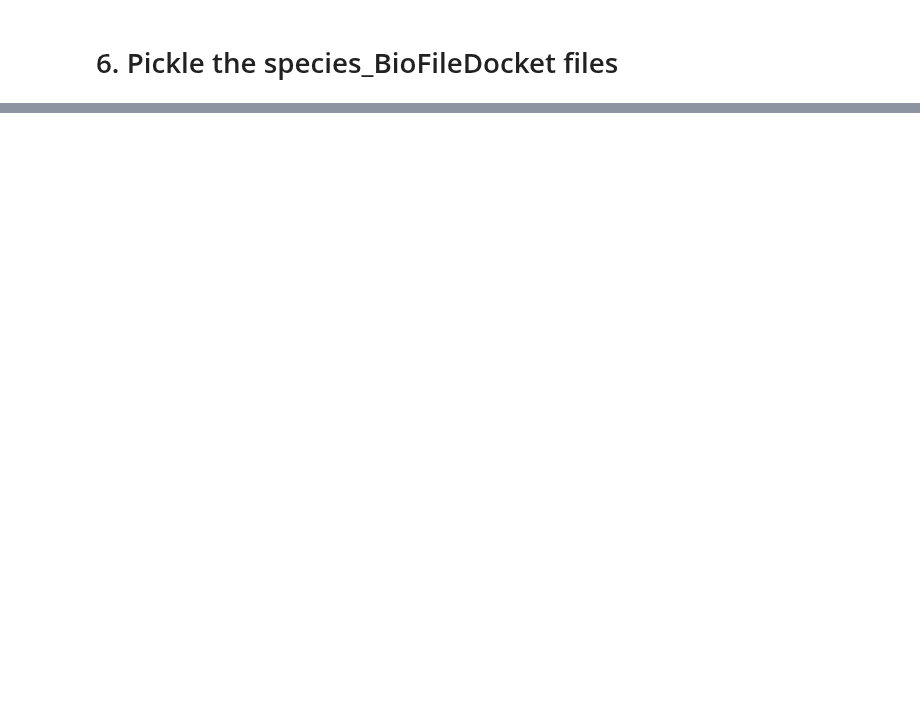
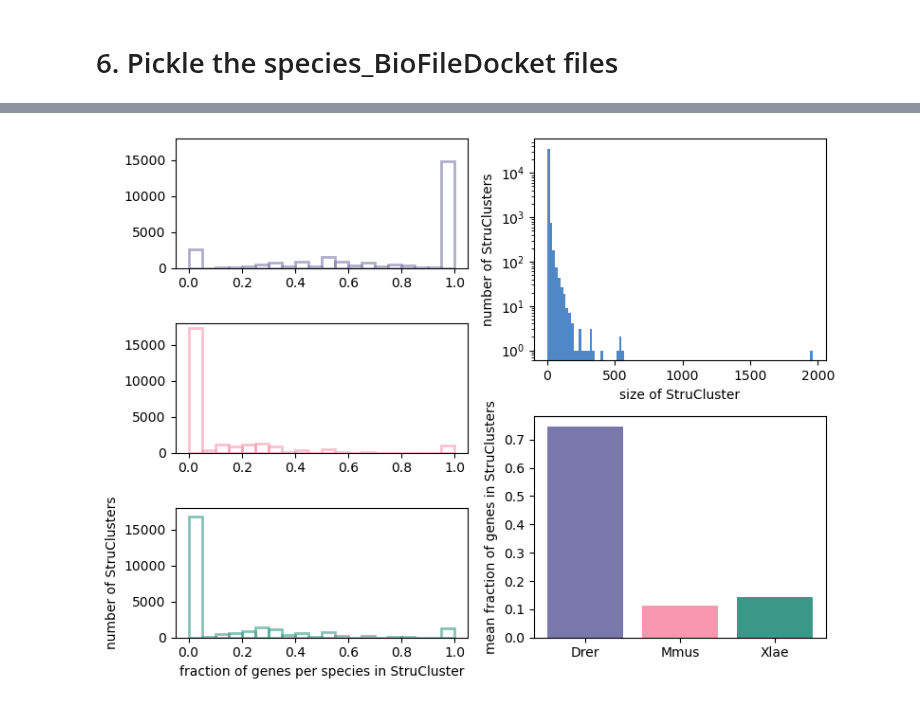
Before and after one commit to Arcadia-Science/glial-origins, a Jupyter notebook: notebooks/DrerMmusXlae_adultbrain_FoldSeek/2_DrerMmusXlae_adultbrain_runFoldSeek.ipynb, the cells around one changed output, grey strips where cells are left out. Saved outputs shown, nothing was run; the diff lists cells and outputs as text; code cells hidden in the pictures; blank space fills up the shorter version.

```diff
--- a/notebooks/DrerMmusXlae_adultbrain_FoldSeek/2_DrerMmusXlae_adultbrain_runFoldSeek.ipynb
+++ b/notebooks/DrerMmusXlae_adultbrain_FoldSeek/2_DrerMmusXlae_adultbrain_runFoldSeek.ipynb
@@ -321 +326,21 @@ sample_MSD.push_to_s3()
 upload: ../../output/DrerMmusXlae_adultbrain_FoldSeek/DrerMmusXlae_adultbrain_FoldSeek_MultiSpeciesBioFileDocket.pkl to s3://arcadia-reference-datasets/glial-origins-pkl/DrerMmusXlae_adultbrain_FoldSe ...
+# %%
+og_df = pd.read_csv(sample_MSD.struclusters_file.path, sep = '\t', names = ['StruCluster', 'Mmus', 'Drer', 'Xlae'], skiprows = 1)
+
+species_colordict = {'Drer': 'arcadia:aster',
+                    'Mmus': 'arcadia:rose',
+                    'Xlae': 'arcadia:seaweed'}
+
+col_unpacker = lambda x: x.split(',') if type(x) == str else []
+
+for col in species_colordict.keys():
+    og_df[col] = og_df[col].apply(col_unpacker)
+    og_df[col + '_size'] = og_df[col].apply(lambda x: len(x))
+
+og_df['full_list'] = og_df['Mmus'] + og_df['Drer'] + og_df['Xlae']
+og_df['size'] = og_df['full_list'].apply(lambda x: len(x))
+
+for col in species_colordict.keys():
+    og_df[col + '_fraction'] = og_df[col + '_size'] / og_df['size']
+
+display(og_df)
@@ -321,0 +361,39 @@ upload: ../../output/DrerMmusXlae_adultbrain_FoldSeek/DrerMmusXlae_adultbrain_Fo
+# %%
+import matplotlib as mpl
+import matplotlib.pyplot as plt
+import arcadia_pycolor as apc
+import numpy as np
+from matplotlib.gridspec import GridSpec
+
+mpl.rcParams['axes.prop_cycle'] = mpl.cycler(color=apc.arcadia_All_ordered.values())
+mpl.rcParams['pdf.fonttype'] = 42
+
+
+fig = plt.figure(figsize = (8, 6))
+gs = GridSpec(6, 2, figure = fig)
+
+fig.add_subplot(gs[0:3, 1])
+plt.hist(og_df['size'].values, bins = 100, color = 'arcadia:aegean', rasterized = True)
+plt.yscale('log')
+plt.ylabel('number of StruClusters')
+plt.xlabel('size of StruCluster')
+
+i = 0
+for key, value in species_colordict.items():
+    fig.add_subplot(gs[i:i+2, 0])
+    plt.hist(og_df[key + '_fraction'].values, bins = np.arange(0, 1.05, 0.05), edgecolor = value, fill = False, alpha = 0.6, linewidth = 2)
+    plt.ylim(0, 18000)
+    i += 2
+plt.xlabel('fraction of genes per species in StruCluster')
+plt.ylabel('number of StruClusters')
+
+mean_fraction = [np.mean(og_df[x + '_fraction'].dropna().values) for x in species_colordict.keys()]
+fig.add_subplot(gs[3:, 1])
+plt.bar(list(species_colordict.keys()), mean_fraction, color = list(species_colordict.values()))
+plt.ylabel('mean fraction of genes in StruClusters')
+
+plt.tight_layout()
+plt.savefig('DrerMmusXlae_SC_stats_ALL.pdf', dpi = 300)
+plt.show()
+# %% [output]
+[figure, added]
```
Also changed, not shown: parts of 11 cells of this notebook, 1 other file.
